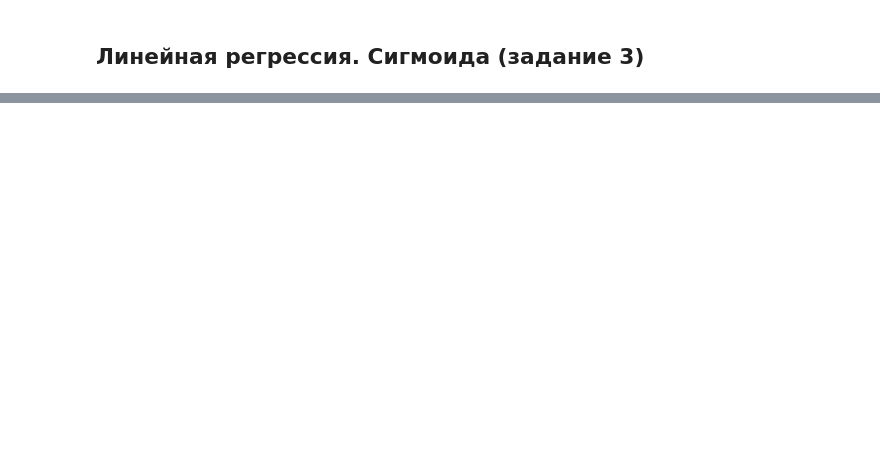
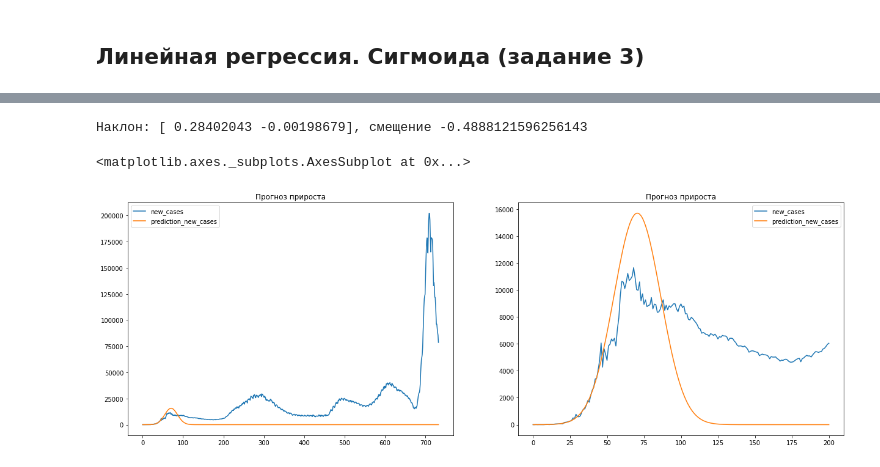
Before and after one commit to made-hw/AML, a Jupyter notebook: Продвинутое машинное обучение.ДЗ 1.ipynb, the cells around one changed output, grey strips where cells are left out. Drawn from its saved outputs; the diff is of its cells as text; code cells hidden in the pictures; blank space fills up the shorter version.

```diff
--- a/Продвинутое машинное обучение.ДЗ 1.ipynb
+++ b/Продвинутое машинное обучение.ДЗ 1.ipynb
@@ -202,0 +210,32 @@ print("1 сентября 2022 предсказывается {} +/- {} случ
+# %%
+target = targets[1]
+
+data['day_number'] = data.index.values + 1
+data['day_number_pow2'] = np.power(data.index.values + 1, 2)
+
+train = data.loc[train_indices].copy()
+test = data[~data.index.isin(train.index)].copy()
+assert train.shape[0] == 50, 'Трейн не 50 дней'
+assert train.shape[0] + test.shape[0] == data.shape[0], 'неправильный трейн или тест'
+# %%
+# отсориторовано по дате, пропусков дат нет
+# index 0 - 1ый день
+x_train = train[['day_number', 'day_number_pow2']].values
+
+y_train = train[target].values
+y_train_log = np.log(y_train)
+
+lr = LinearRegression().fit(x_train, y_train_log)
+
+data[f'prediction_{target}'] = np.exp(lr.predict(data[['day_number', 'day_number_pow2']].values)).tolist()
+print(f'Наклон: {lr.coef_}, смещение {lr.intercept_}')
+# %% [output]
+Наклон: [ 0.28402043 -0.00198679], смещение -0.4888121596256143
+# %%
+fig, axes = plt.subplots(nrows=1, ncols=2, figsize=(21, 7))
+
+data[[target, f'prediction_{target}']].plot(title='Прогноз прироста', ax=axes[0])
+data.loc[:200, [target, f'prediction_{target}']].plot(title='Прогноз прироста', ax=axes[1])
+# %% [output]
+<matplotlib.axes._subplots.AxesSubplot at 0x...>
+[figure, added]
```
Also changed, not shown: parts of 29 cells of this notebook.
